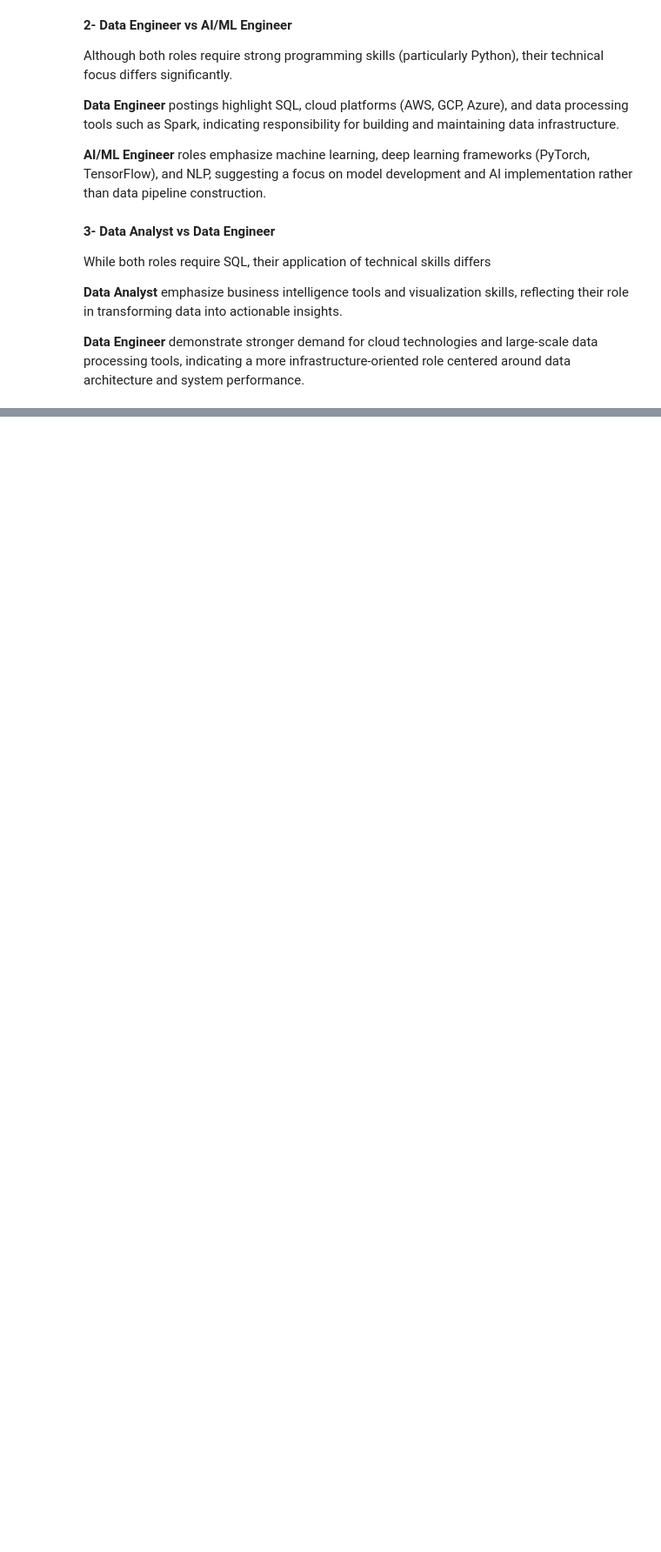
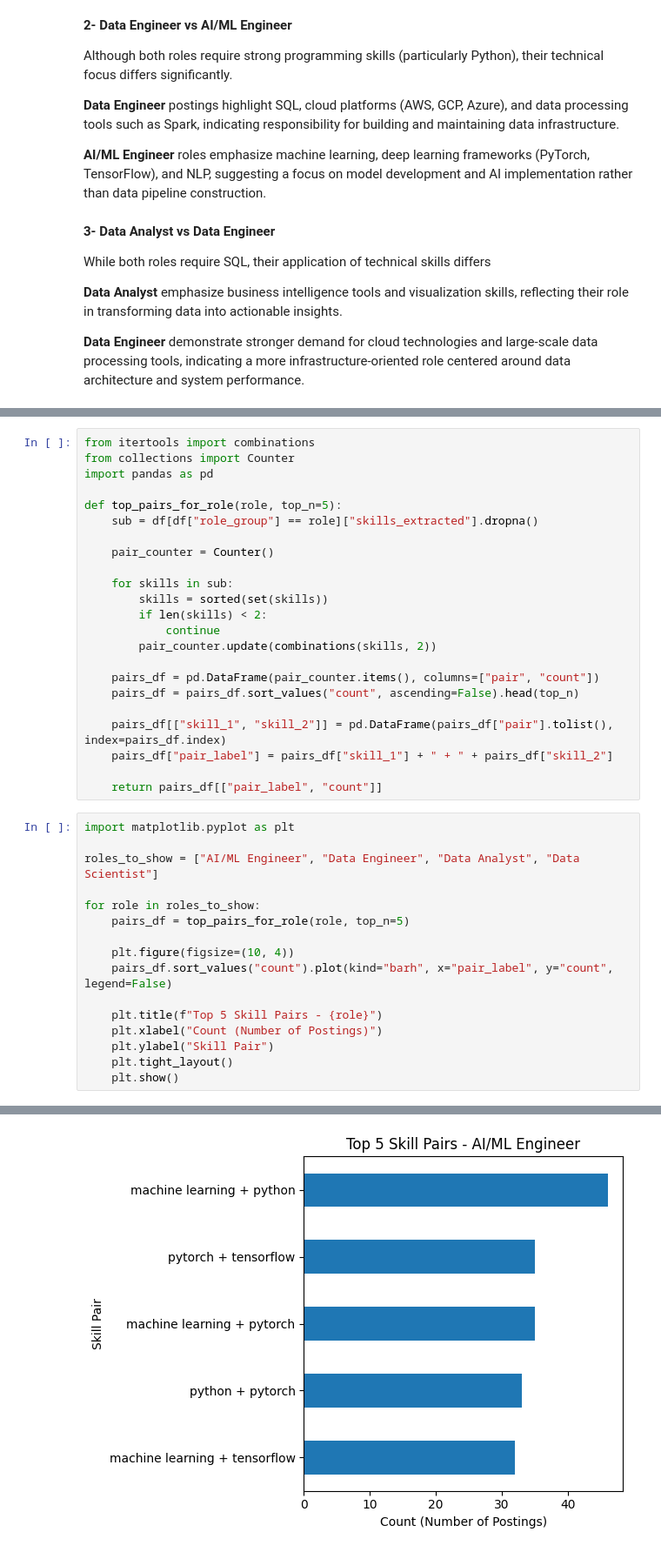
Before and after one commit to SaraAljuraybah/saudi-tech-job-skills-analysis, a Jupyter notebook: notebooks/data_collection.ipynb, the cells around one changed output, grey strips where cells are left out. Shown at 87% size. Drawn from its saved outputs; the diff is of its cells as text; blank space fills up the shorter version.

```diff
--- a/notebooks/data_collection.ipynb
+++ b/notebooks/data_collection.ipynb
@@ -603,0 +594,40 @@ While both roles require SQL, their application of technical skills differs
+# %%
+from itertools import combinations
+from collections import Counter
+import pandas as pd
+
+def top_pairs_for_role(role, top_n=5):
+    sub = df[df["role_group"] == role]["skills_extracted"].dropna()
+
+    pair_counter = Counter()
+
+    for skills in sub:
+        skills = sorted(set(skills))
+        if len(skills) < 2:
+            continue
+        pair_counter.update(combinations(skills, 2))
+
+    pairs_df = pd.DataFrame(pair_counter.items(), columns=["pair", "count"])
+    pairs_df = pairs_df.sort_values("count", ascending=False).head(top_n)
+
+    pairs_df[["skill_1", "skill_2"]] = pd.DataFrame(pairs_df["pair"].tolist(), index=pairs_df.index)
+    pairs_df["pair_label"] = pairs_df["skill_1"] + " + " + pairs_df["skill_2"]
+
+    return pairs_df[["pair_label", "count"]]
+# %%
+import matplotlib.pyplot as plt
+
+roles_to_show = ["AI/ML Engineer", "Data Engineer", "Data Analyst", "Data Scientist"]
+
+for role in roles_to_show:
+    pairs_df = top_pairs_for_role(role, top_n=5)
+
+    plt.figure(figsize=(10, 4))
+    pairs_df.sort_values("count").plot(kind="barh", x="pair_label", y="count", legend=False)
+
+    plt.title(f"Top 5 Skill Pairs - {role}")
+    plt.xlabel("Count (Number of Postings)")
+    plt.ylabel("Skill Pair")
+    plt.tight_layout()
+    plt.show()
+# %% [output]
@@ -603,0 +635 @@ While both roles require SQL, their application of technical skills differs
+[figure, added]
```
Also changed, not shown: parts of 9 cells of this notebook.
